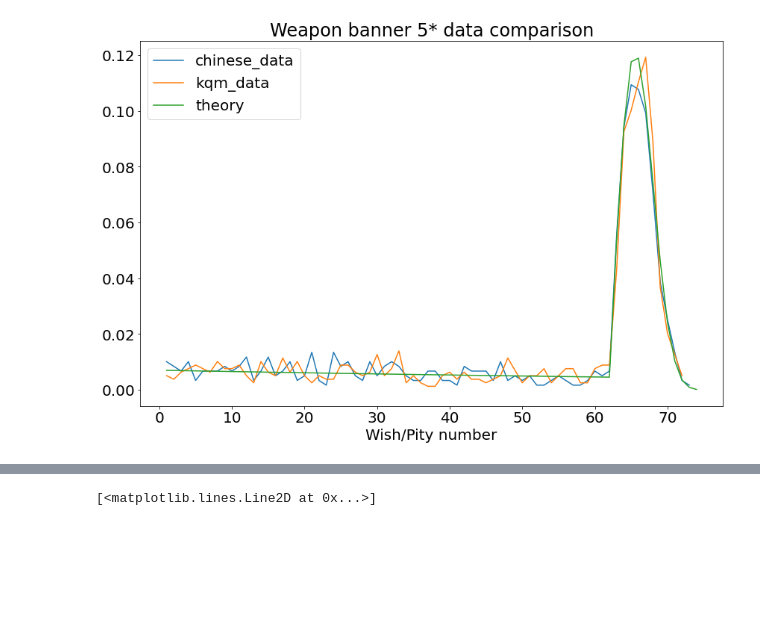
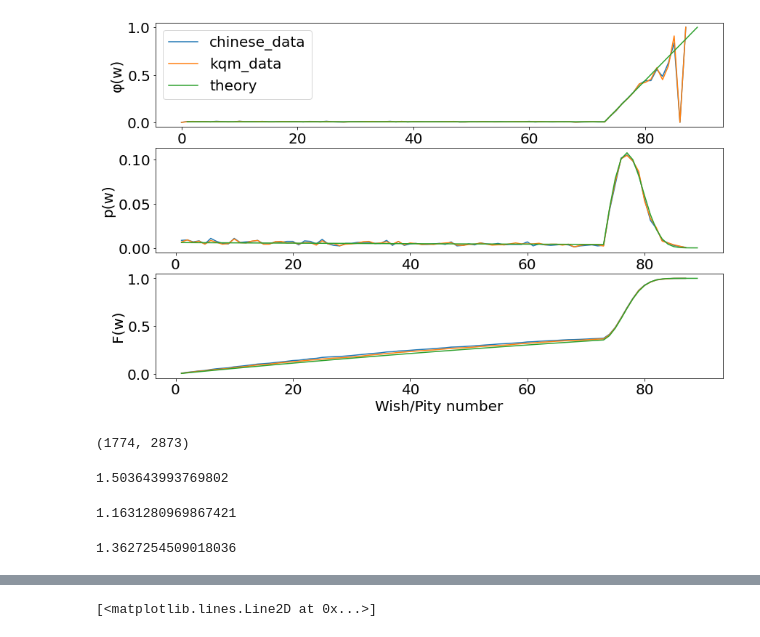
Before and after one commit to tooflesswulf/GenshinWishStats, a Jupyter notebook: data_check.ipynb, the cells around one changed output, grey strips where cells are left out. Saved outputs shown, nothing was run; the diff lists cells and outputs as text; code cells hidden in the pictures; blank space fills up the shorter version.

```diff
--- a/data_check.ipynb
+++ b/data_check.ipynb
@@ -28,6 +72,6 @@ def uc2phw(u, c):
 # %%
-df1 = pd.read_csv('chinese_data/Char_pulls_chinese.csv')
-df2 = pd.read_csv('whale_pulls_kqm_data/whale_pulls_chars.csv')
+edf1 = pd.read_csv('chinese_data/Char_pulls_chinese.csv')
+edf2 = pd.read_csv('whale_pulls_kqm_data/whale_pulls_chars.csv')
 # %%
-df1 = pd.read_csv('chinese_data/Weapons_pulls_chinese.csv')
-df2 = pd.read_csv('whale_pulls_kqm_data/whale_pulls_weapons.csv')
+wdf1 = pd.read_csv('chinese_data/Weapons_pulls_chinese.csv')
+wdf2 = pd.read_csv('whale_pulls_kqm_data/whale_pulls_weapons.csv')
@@ -106,13 +302,13 @@ plt.plot(w4_phw(np.arange(11)))
 # %%
-# pitys = np.array(df1['Pity'])
-pitys = np.array(df1['Whale_id'])  # Mis-label on weapon data
+pitys = np.array(df1['Pity'])
+# pitys = np.array(df1['Whale_id'])  # Mis-label on weapon data
 locs = df1['Rarity'] == 5
 u, c = np.unique(pitys[locs], return_counts=True)
 # %%
-# pitys2 = np.array(df2['Pity'])
-pitys2 = np.array(df2['Pity Count'])
-# locs2 = df2['Rarity'] == 5
-locs2 = df2['Rarity (Star)'] == 5
+pitys2 = np.array(df2['Pity'])
+# pitys2 = np.array(df2['Pity Count'])
+locs2 = df2['Rarity'] == 5
+# locs2 = df2['Rarity (Star)'] == 5
 u2, c2 = np.unique(pitys2[locs2], return_counts=True)
 # %%
 e5s_mult = multi_distr.MultiDistr(e5s_pdf, n_max=90)
@@ -120,11 +337,29 @@ w5s_mult = multi_distr.MultiDistr(w5s_pdf, n_max=90)
 # %%
+xx = np.arange(1, 90)
+
+plt.subplot(311)
+plt.plot(uc2phw(u, c))
+plt.plot(uc2phw(u2, c2))
+plt.plot(xx, e5_phw(xx))
+plt.legend(['chinese_data', 'kqm_data', 'theory'])
+plt.ylabel('φ(w)')
+
+
+plt.subplot(312)
 plt.plot(u, c / np.sum(c))
 plt.plot(u2, c2 / np.sum(c2))
-plt.plot(np.arange(1, 75), w5s_mult(np.arange(1, 75)))
-plt.legend(['chinese_data', 'kqm_data', 'theory'])
+plt.plot(xx, e5s_mult(xx))
+plt.ylabel('p(w)')
 
-plt.title('Weapon banner 5* data comparison')
+# plt.title('Weapon banner 5* data comparison')
+
+plt.subplot(313)
+plt.plot(u, np.cumsum(c / np.sum(c)))
+plt.plot(u2, np.cumsum(c2 / np.sum(c2)))
+plt.plot(xx, np.cumsum(e5s_mult(xx)))
 plt.xlabel('Wish/Pity number')
-# plt.savefig('w5s_cmp.png')
+plt.ylabel('F(w)')
+
+# plt.savefig('2_e5s_data.png')
 # %% [output]
-[figure, old version]
+[figure, new version]
@@ -149,0 +366,17 @@ def e5_phw(w):
+# %%
+sum(c), sum(c2)
+# %% [output]
+(1774, 2873)
+# %%
+.0357 * np.sqrt(1774)
+# %% [output]
+1.503643993769802
+# %%
+.0217 * np.sqrt(2873)
+# %% [output]
+1.1631280969867421
+# %%
+np.argmax(scipy.special.kolmogorov(np.linspace(0, 2.5, 500)) < .05)
+np.linspace(0, 2.5, 500)[272]
+# %% [output]
+1.3627254509018036
```
Also changed, not shown: parts of 26 cells of this notebook.
